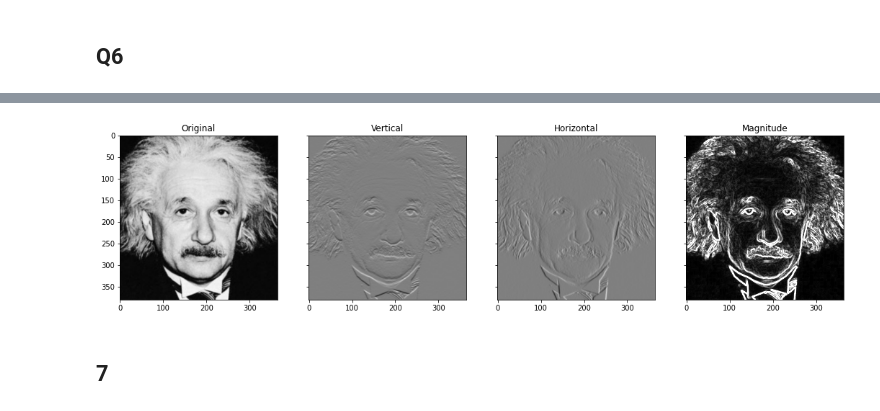
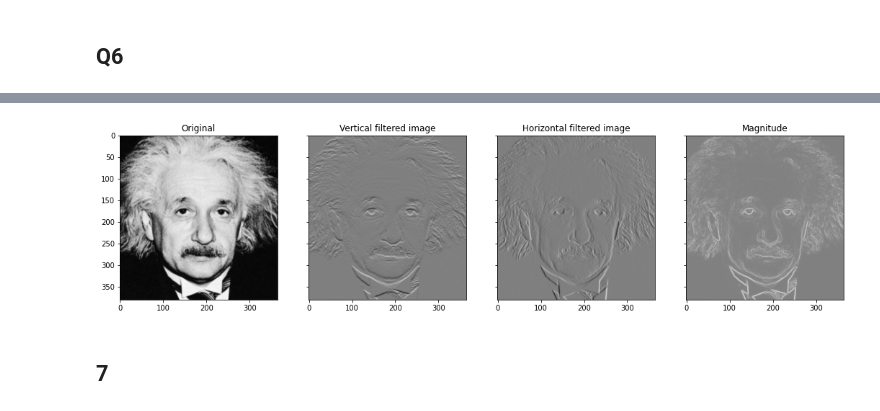
Before and after one commit to muditha11/ImageProcessingAndMachineVision, a Jupyter notebook: assignment 1/assignment1.ipynb, the cells around one changed output, grey strips where cells are left out. Cells and saved outputs as stored; diff of their text form; code cells hidden in the pictures.

```diff
--- a/assignment 1/assignment1.ipynb
+++ b/assignment 1/assignment1.ipynb
@@ -325,37 +326,37 @@ plt.show()
 # %%
 #######################  c  #######################
 img = cv2.imread("einstein.png",cv2.IMREAD_GRAYSCALE).astype(np.float32)
 
 ker1 = np.array([[1],[2],[1]],dtype='float')
 img1 = cv2.filter2D(img,-1,ker1)
 
 ker2 = np.array([[1,0,-1]],dtype='float')
 img2 = cv2.filter2D(img1,-1,ker2)
 
 ker3 = np.array([[-1],[0],[1]],dtype='float')
 img3 = cv2.filter2D(img,-1,ker3)
 
 ker4 = np.array([[1,2,1]],dtype='float')
 img4 = cv2.filter2D(img3,-1,ker4)
 
 mag = np.sqrt(img2**2+img4**2)
 
 fig,axes = plt.subplots(1,4,sharex='all',sharey='all',figsize=(18,18))
 
 axes[0].imshow(img,cmap = 'gray')
 axes[0].set_title("Original")
 
 axes[1].imshow(img4, cmap=  'gray', vmin = -1020 , vmax = 1020)
-axes[1].set_title("Vertical")
+axes[1].set_title("Vertical filtered image")
 
 axes[2].imshow(img2,cmap=  'gray', vmin = -1020 , vmax = 1020)
-axes[2].set_title("Horizontal")
+axes[2].set_title("Horizontal filtered image")
 
-axes[3].imshow(mag,cmap = 'gray',vmin=0,vmax=255)
+axes[3].imshow(mag,cmap = 'gray',vmin=-1020,vmax=1020)
 axes[3].set_title("Magnitude")
 plt.show()
 # %% [output]
-[figure, old version]
+[figure, new version]
 # %% [markdown]
 ## 7
 # %%
```
Also changed, not shown: parts of 5 cells of this notebook, 5 other files.
